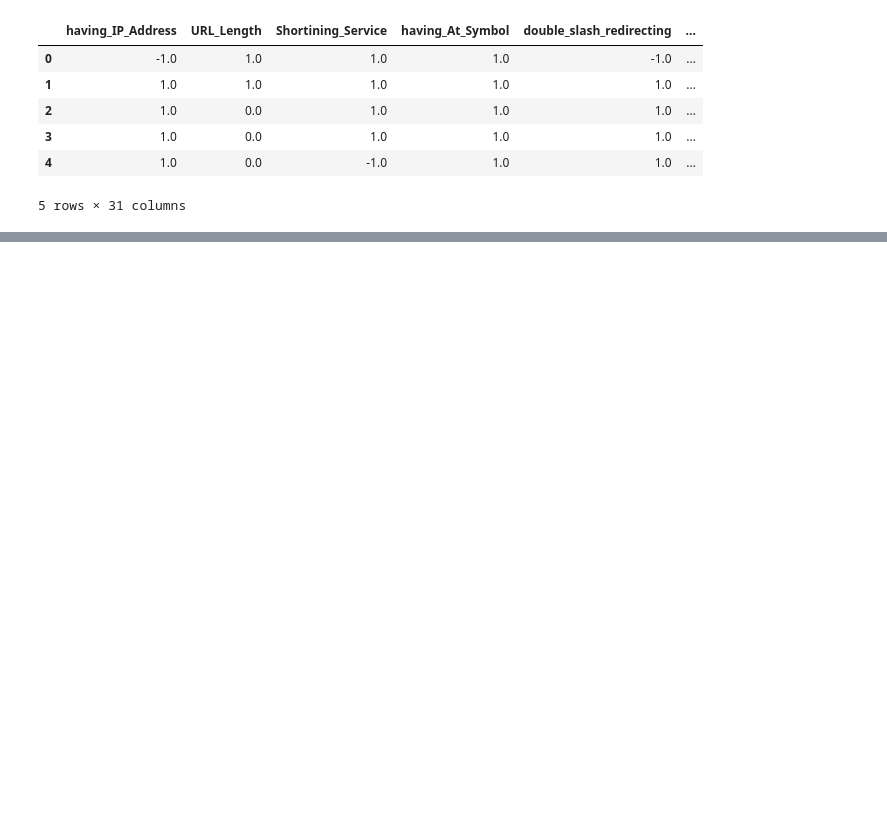
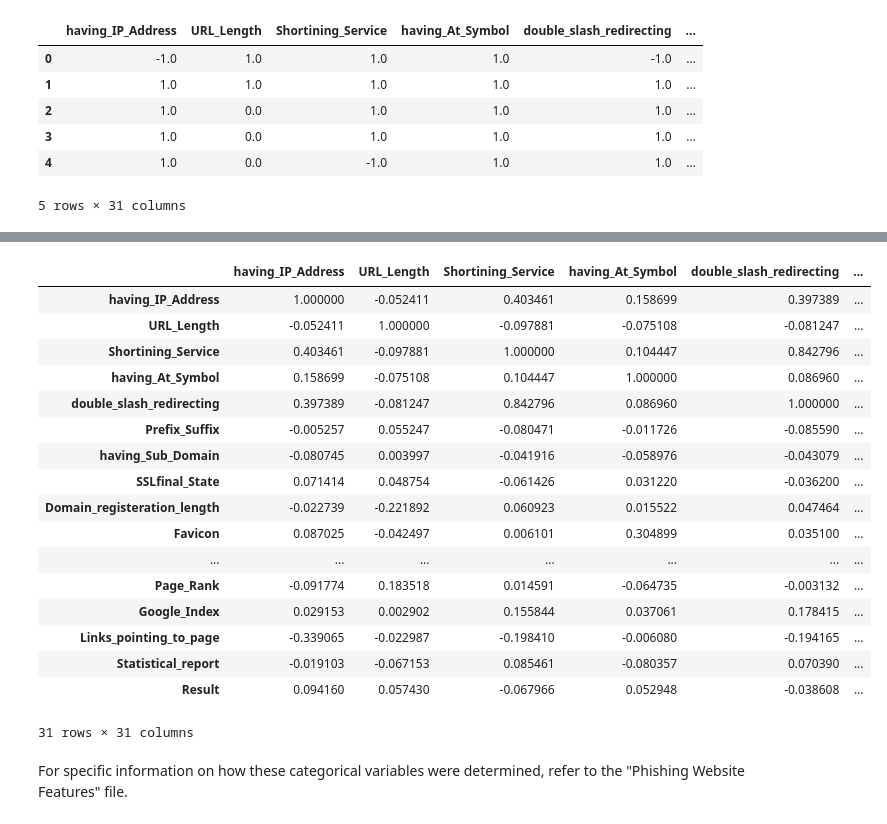
Before and after one commit to rlevv/Phishing_Email_Identification, a Jupyter notebook: PhishingScript.ipynb, the cells around one changed output, grey strips where cells are left out. Cells and saved outputs as stored; diff of their text form; code cells hidden in the pictures; blank space fills up the shorter version.

Commit message:
summary statistics section

```diff
--- a/PhishingScript.ipynb
+++ b/PhishingScript.ipynb
@@ -41,3 +71,26 @@ df.head()
+# %%
+df.corr()
+# %% [output]
+|  | having_IP_Address | URL_Length | Shortining_Service | having_At_Symbol | double_slash_redirecting | ... |
+| having_IP_Address | 1.000000 | -0.052411 | 0.403461 | 0.158699 | 0.397389 | ... |
+| URL_Length | -0.052411 | 1.000000 | -0.097881 | -0.075108 | -0.081247 | ... |
+| Shortining_Service | 0.403461 | -0.097881 | 1.000000 | 0.104447 | 0.842796 | ... |
+| having_At_Symbol | 0.158699 | -0.075108 | 0.104447 | 1.000000 | 0.086960 | ... |
+| double_slash_redirecting | 0.397389 | -0.081247 | 0.842796 | 0.086960 | 1.000000 | ... |
+| Prefix_Suffix | -0.005257 | 0.055247 | -0.080471 | -0.011726 | -0.085590 | ... |
+| having_Sub_Domain | -0.080745 | 0.003997 | -0.041916 | -0.058976 | -0.043079 | ... |
+| SSLfinal_State | 0.071414 | 0.048754 | -0.061426 | 0.031220 | -0.036200 | ... |
+| Domain_registeration_length | -0.022739 | -0.221892 | 0.060923 | 0.015522 | 0.047464 | ... |
+| Favicon | 0.087025 | -0.042497 | 0.006101 | 0.304899 | 0.035100 | ... |
+| ... | ... | ... | ... | ... | ... | ... |
+| Page_Rank | -0.091774 | 0.183518 | 0.014591 | -0.064735 | -0.003132 | ... |
+| Google_Index | 0.029153 | 0.002902 | 0.155844 | 0.037061 | 0.178415 | ... |
+| Links_pointing_to_page | -0.339065 | -0.022987 | -0.198410 | -0.006080 | -0.194165 | ... |
+| Statistical_report | -0.019103 | -0.067153 | 0.085461 | -0.080357 | 0.070390 | ... |
+| Result | 0.094160 | 0.057430 | -0.067966 | 0.052948 | -0.038608 | ... |
+31 rows × 31 columns
+# %% [markdown]
+For specific information on how these categorical variables were determined, refer to the "Phishing Website Features" file.
 # %%
 num_examples = data.shape[0]
 num_features = len(meta.names()) - 1
```
Also changed, not shown: parts of 5 cells of this notebook.
